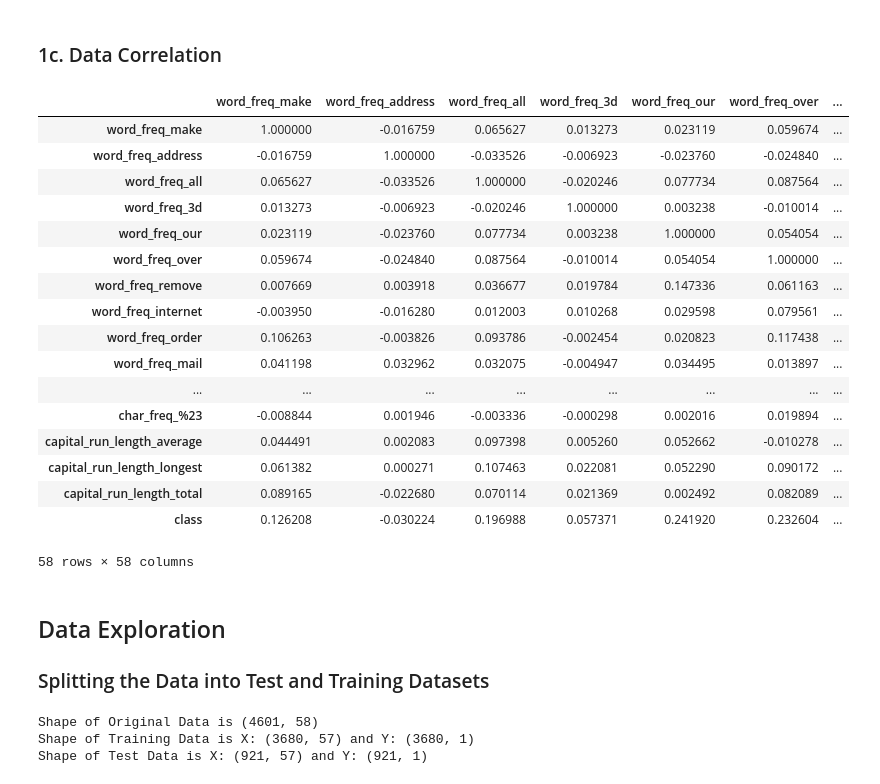
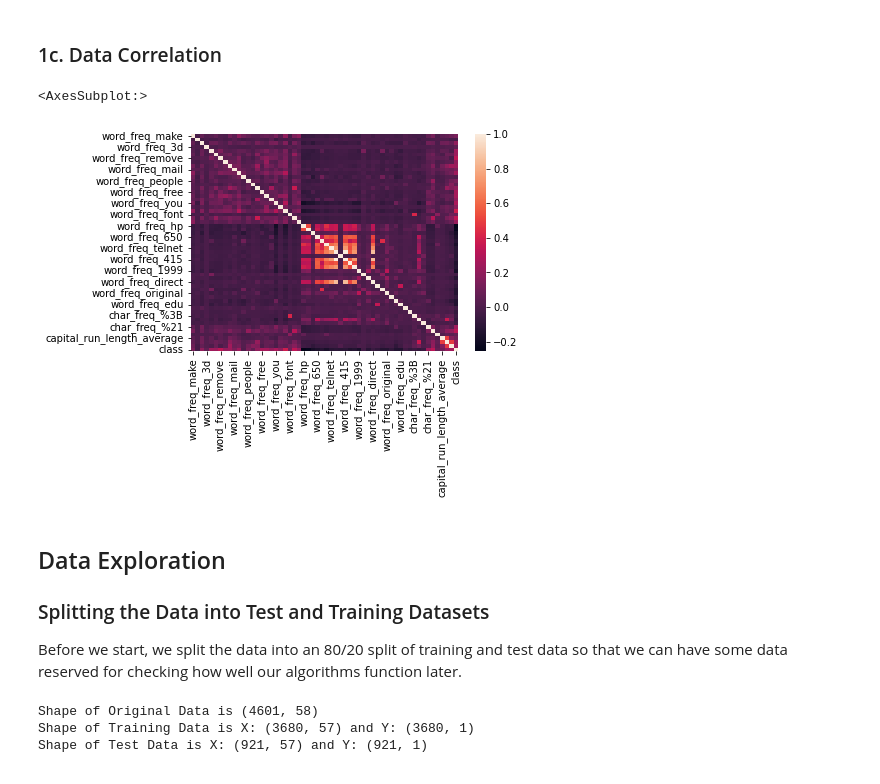
Before and after one commit to andrewm20/422FinalProject, a Jupyter notebook: Compiled Final Project.ipynb, the cells around one changed output. Saved outputs shown, nothing was run; the diff lists cells and outputs as text; code cells hidden in the pictures.

```diff
--- a/Compiled Final Project.ipynb
+++ b/Compiled Final Project.ipynb
@@ -98,30 +109,16 @@ NameError: name 'df' is not defined
 # %% [markdown]
 ### 1c. Data Correlation
 # %%
-df.corr()
+import seaborn as sns
+sns.heatmap(df.corr())
 # %% [output]
-|  | word_freq_make | word_freq_address | word_freq_all | word_freq_3d | word_freq_our | word_freq_over | ... |
-| word_freq_make | 1.000000 | -0.016759 | 0.065627 | 0.013273 | 0.023119 | 0.059674 | ... |
-| word_freq_address | -0.016759 | 1.000000 | -0.033526 | -0.006923 | -0.023760 | -0.024840 | ... |
-| word_freq_all | 0.065627 | -0.033526 | 1.000000 | -0.020246 | 0.077734 | 0.087564 | ... |
-| word_freq_3d | 0.013273 | -0.006923 | -0.020246 | 1.000000 | 0.003238 | -0.010014 | ... |
-| word_freq_our | 0.023119 | -0.023760 | 0.077734 | 0.003238 | 1.000000 | 0.054054 | ... |
-| word_freq_over | 0.059674 | -0.024840 | 0.087564 | -0.010014 | 0.054054 | 1.000000 | ... |
-| word_freq_remove | 0.007669 | 0.003918 | 0.036677 | 0.019784 | 0.147336 | 0.061163 | ... |
-| word_freq_internet | -0.003950 | -0.016280 | 0.012003 | 0.010268 | 0.029598 | 0.079561 | ... |
-| word_freq_order | 0.106263 | -0.003826 | 0.093786 | -0.002454 | 0.020823 | 0.117438 | ... |
-| word_freq_mail | 0.041198 | 0.032962 | 0.032075 | -0.004947 | 0.034495 | 0.013897 | ... |
-| ... | ... | ... | ... | ... | ... | ... | ... |
-| char_freq_%23 | -0.008844 | 0.001946 | -0.003336 | -0.000298 | 0.002016 | 0.019894 | ... |
-| capital_run_length_average | 0.044491 | 0.002083 | 0.097398 | 0.005260 | 0.052662 | -0.010278 | ... |
-| capital_run_length_longest | 0.061382 | 0.000271 | 0.107463 | 0.022081 | 0.052290 | 0.090172 | ... |
-| capital_run_length_total | 0.089165 | -0.022680 | 0.070114 | 0.021369 | 0.002492 | 0.082089 | ... |
-| class | 0.126208 | -0.030224 | 0.196988 | 0.057371 | 0.241920 | 0.232604 | ... |
-58 rows × 58 columns
+<AxesSubplot:>
+[figure, added]
 # %% [markdown]
 ## Data Exploration
 
 ### Splitting the Data into Test and Training Datasets
+Before we start, we split the data into an 80/20 split of training and test data so that we can have some data reserved for checking how well our algorithms function later.
 # %%
 X = df.loc[:, df.columns != 'class']
 Y = df[['class']]
```
Also changed, not shown: parts of 11 cells of this notebook.
